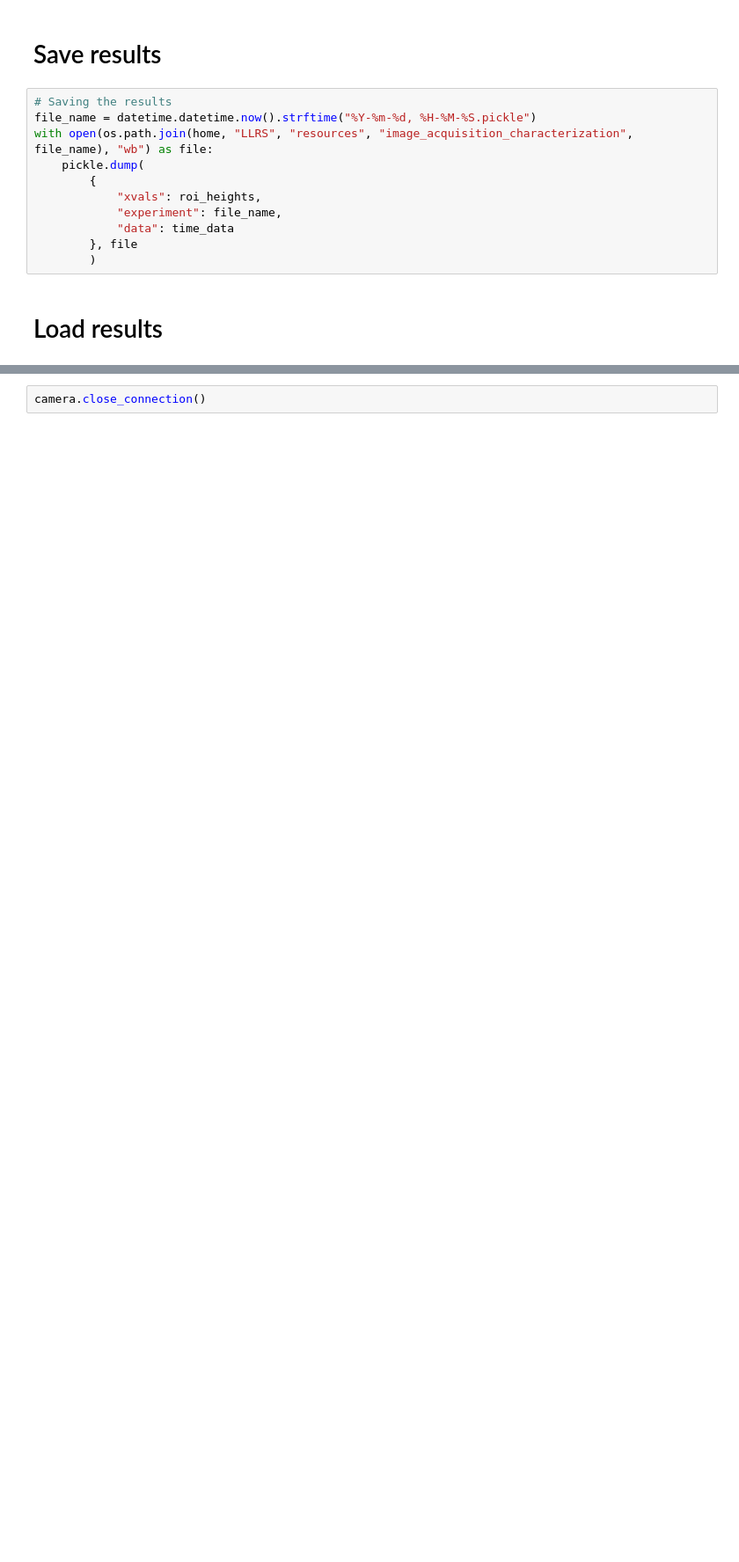
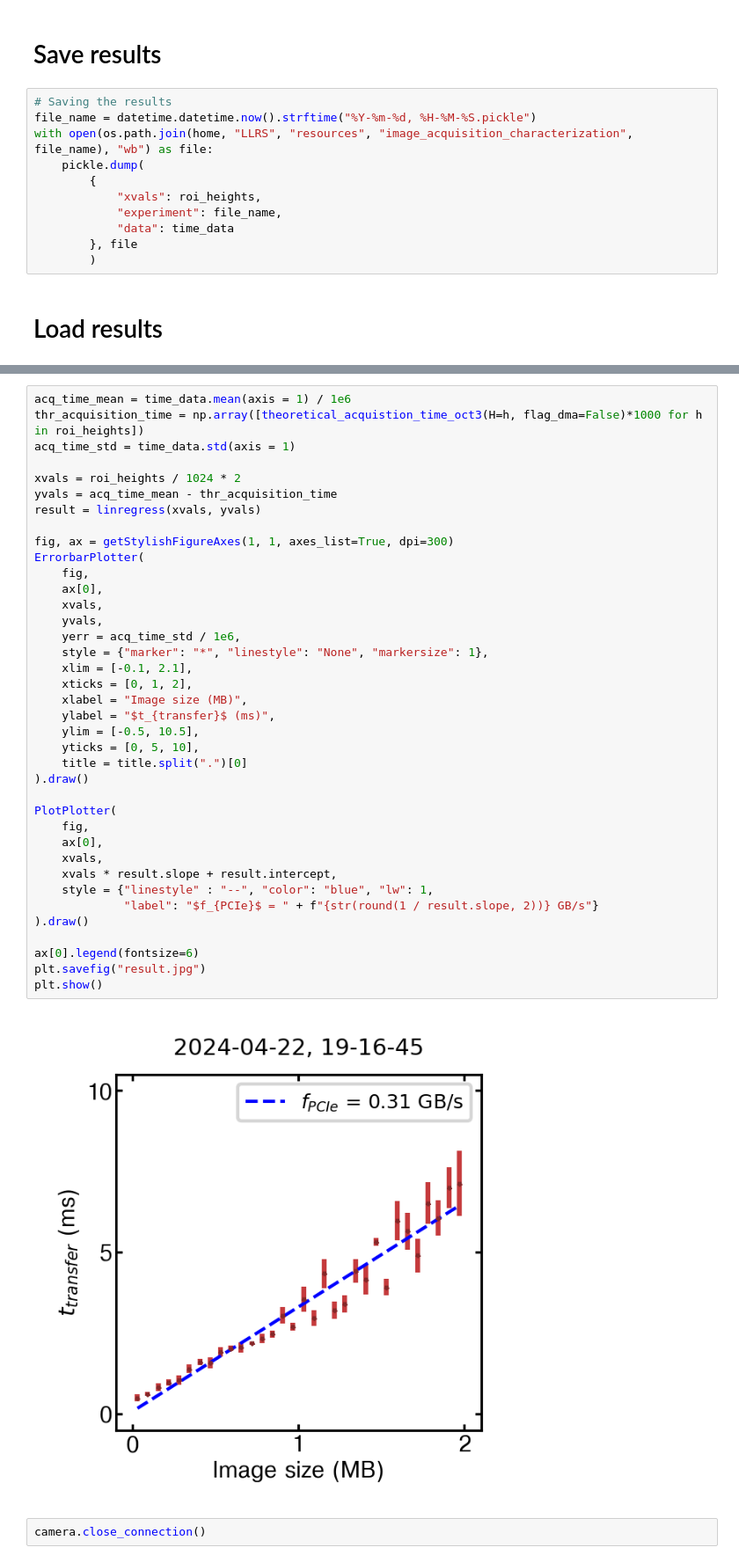
Before and after one commit to TQT-RAAQS/LLRS, a Jupyter notebook: tools/image_acquisition_characterization.ipynb, the cells around one changed output, grey strips where cells are left out. Shown: that part at 88% size. Drawn from its saved outputs; the diff is of its cells as text; blank space fills up the shorter version.

```diff
--- a/tools/image_acquisition_characterization.ipynb
+++ b/tools/image_acquisition_characterization.ipynb
@@ -189,2 +319,42 @@ theoretical_acquistion_time_oct3(H=1024)
+# %%
+acq_time_mean = time_data.mean(axis = 1) / 1e6
+thr_acquisition_time = np.array([theoretical_acquistion_time_oct3(H=h, flag_dma=False)*1000 for h in roi_heights])
+acq_time_std = time_data.std(axis = 1)
+
+xvals = roi_heights / 1024 * 2
+yvals = acq_time_mean - thr_acquisition_time
+result = linregress(xvals, yvals)
+
+fig, ax = getStylishFigureAxes(1, 1, axes_list=True, dpi=300)
+ErrorbarPlotter(
+    fig,
+    ax[0],
+    xvals,
+    yvals,
+    yerr = acq_time_std / 1e6,
+    style = {"marker": "*", "linestyle": "None", "markersize": 1},
+    xlim = [-0.1, 2.1],
+    xticks = [0, 1, 2],
+    xlabel = "Image size (MB)",
+    ylabel = "$t_{transfer}$ (ms)",
+    ylim = [-0.5, 10.5],
+    yticks = [0, 5, 10],
+    title = title.split(".")[0]
+).draw()
+
+PlotPlotter(
+    fig,
+    ax[0],
+    xvals,
+    xvals * result.slope + result.intercept,
+    style = {"linestyle" : "--", "color": "blue", "lw": 1,
+             "label": "$f_{PCIe}$ = " + f"{str(round(1 / result.slope, 2))} GB/s"}
+).draw()
+
+ax[0].legend(fontsize=6)
+plt.savefig("result.jpg")
+plt.show()
+# %% [output]
+[figure, added]
 # %%
 camera.close_connection()
```
Also changed, not shown: parts of 11 cells of this notebook, 1 other file.
